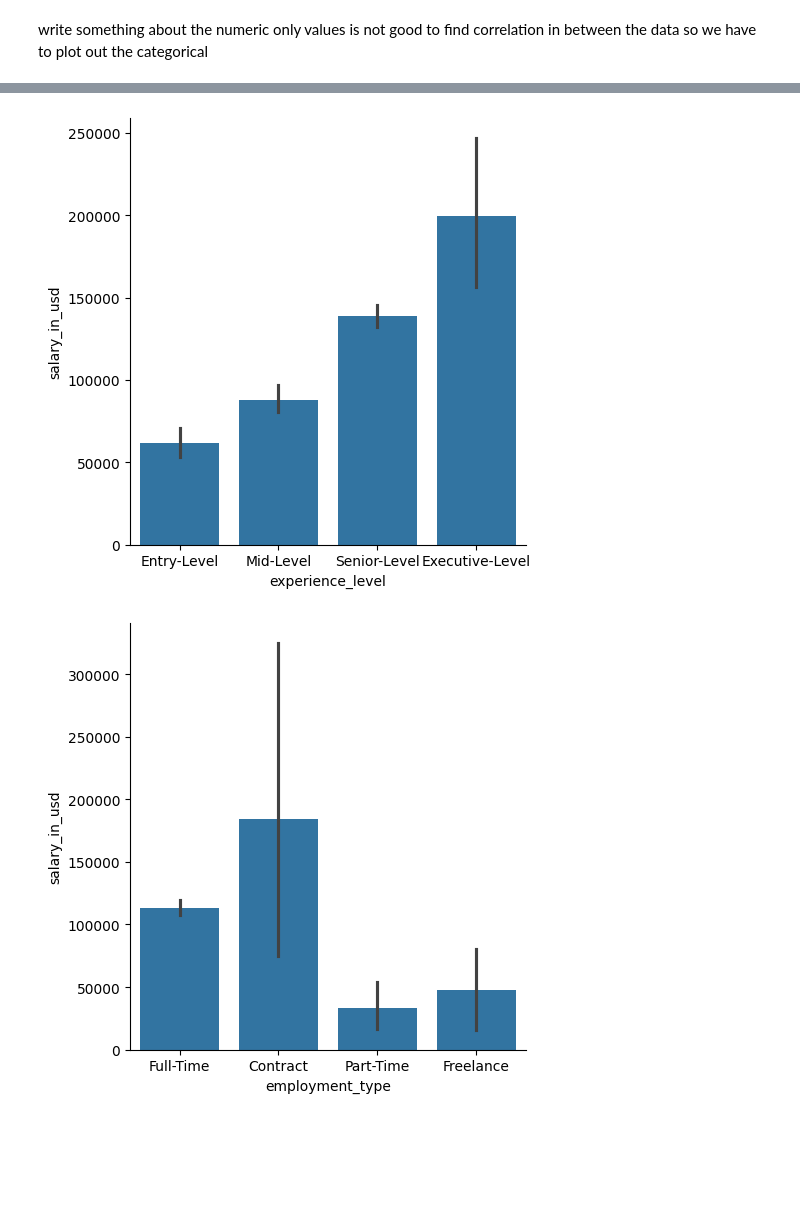
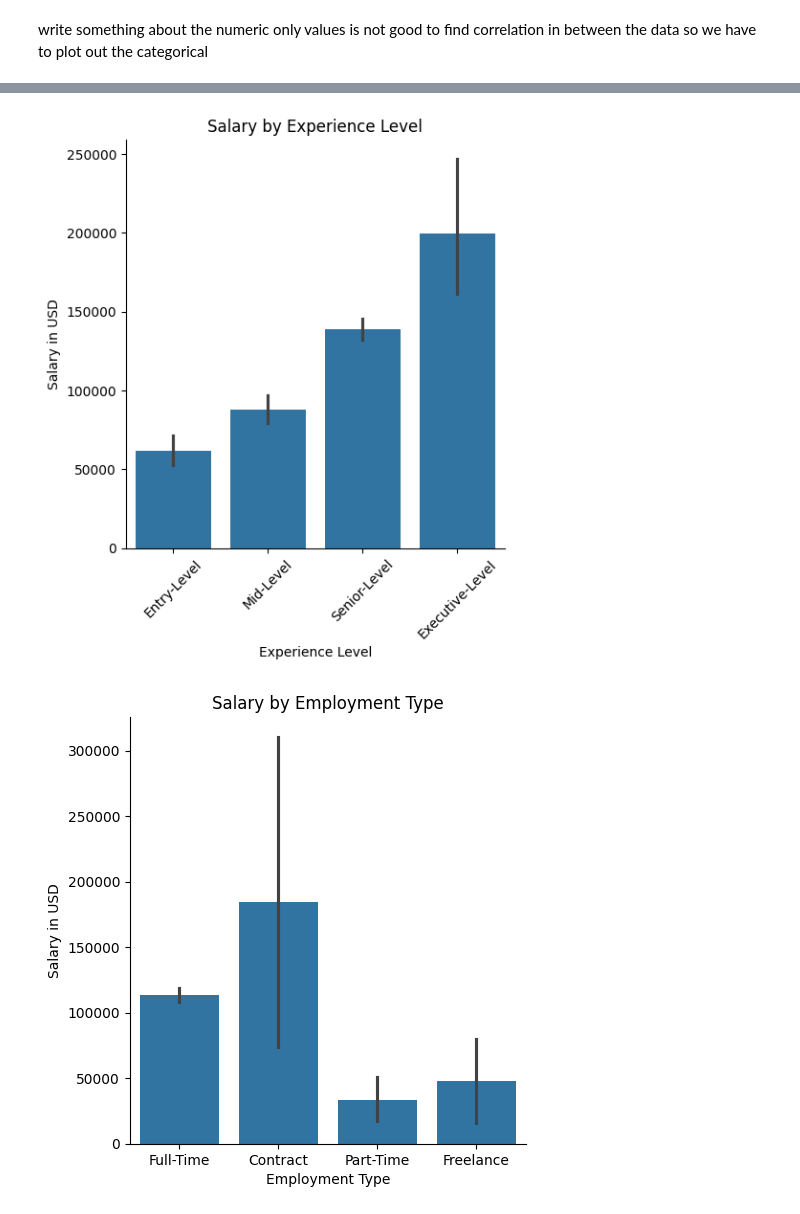
Before and after one commit to chriscolomb/seng474-project, a Jupyter notebook: notebook.ipynb, the cells around one changed output, grey strips where cells are left out. Drawn from its saved outputs; the diff is of its cells as text; code cells hidden in the pictures; blank space fills up the shorter version.

```diff
--- a/notebook.ipynb
+++ b/notebook.ipynb
@@ -267,12 +272,23 @@ plt.show()
 # %%
 # Plot `salary_in_usd` vs `experience_level`
 sns.catplot(x="experience_level", y="salary_in_usd", data=ds_salary, kind="bar", order=["Entry-Level", "Mid-Level", "Senior-Level", "Executive-Level"])
+
+plt.title("Salary by Experience Level")
+plt.xlabel("Experience Level")
+plt.xticks(rotation=45)
+plt.ylabel("Salary in USD")
+
 plt.show()
 # %% [output]
-[figure, old version]
+[figure, new version]
 # %%
 # Plot `salary_in_usd` vs `employment_type`
 sns.catplot(x="employment_type", y="salary_in_usd", data=ds_salary, kind="bar")
+
+plt.title("Salary by Employment Type")
+plt.xlabel("Employment Type")
+plt.ylabel("Salary in USD")
+
 plt.show()
 # %% [output]
-[figure, old version]
+[figure, new version]
```
Also changed, not shown: parts of 3 cells of this notebook.
